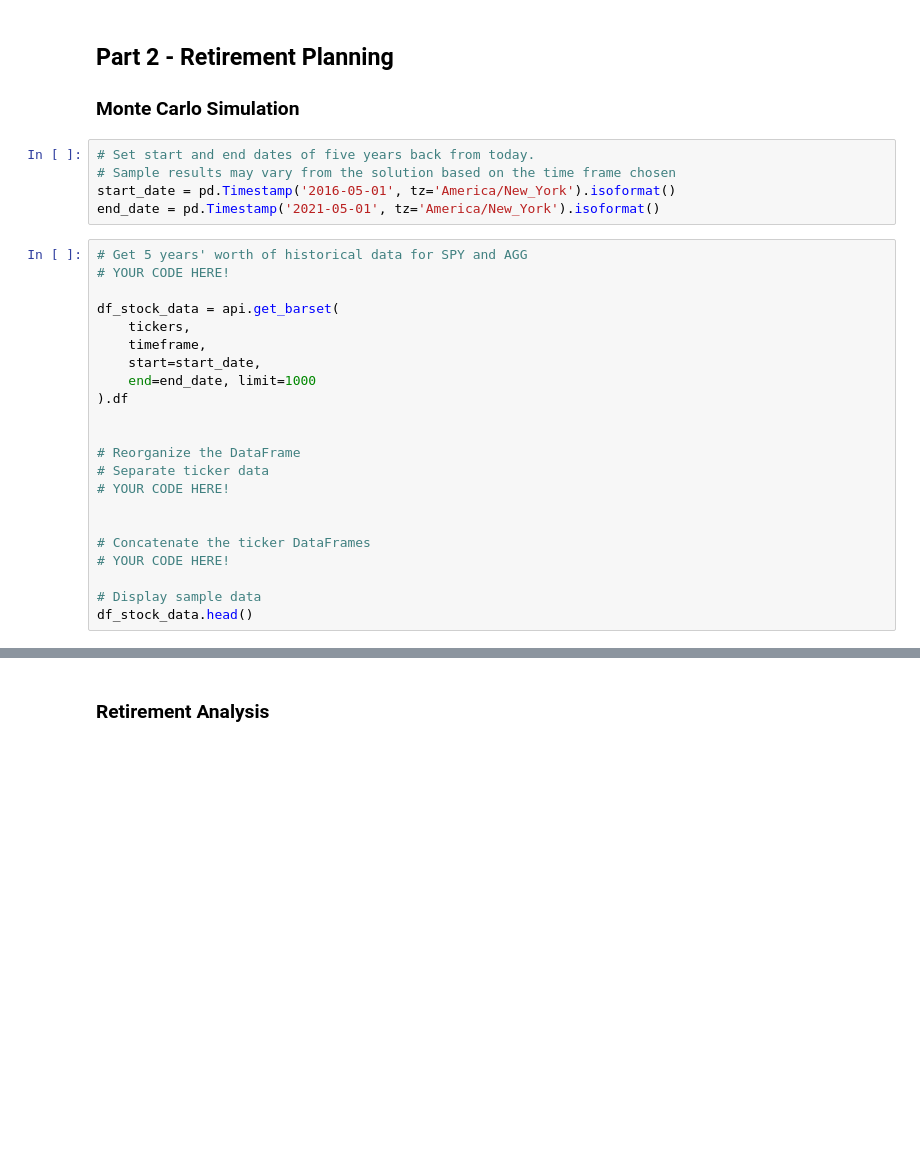
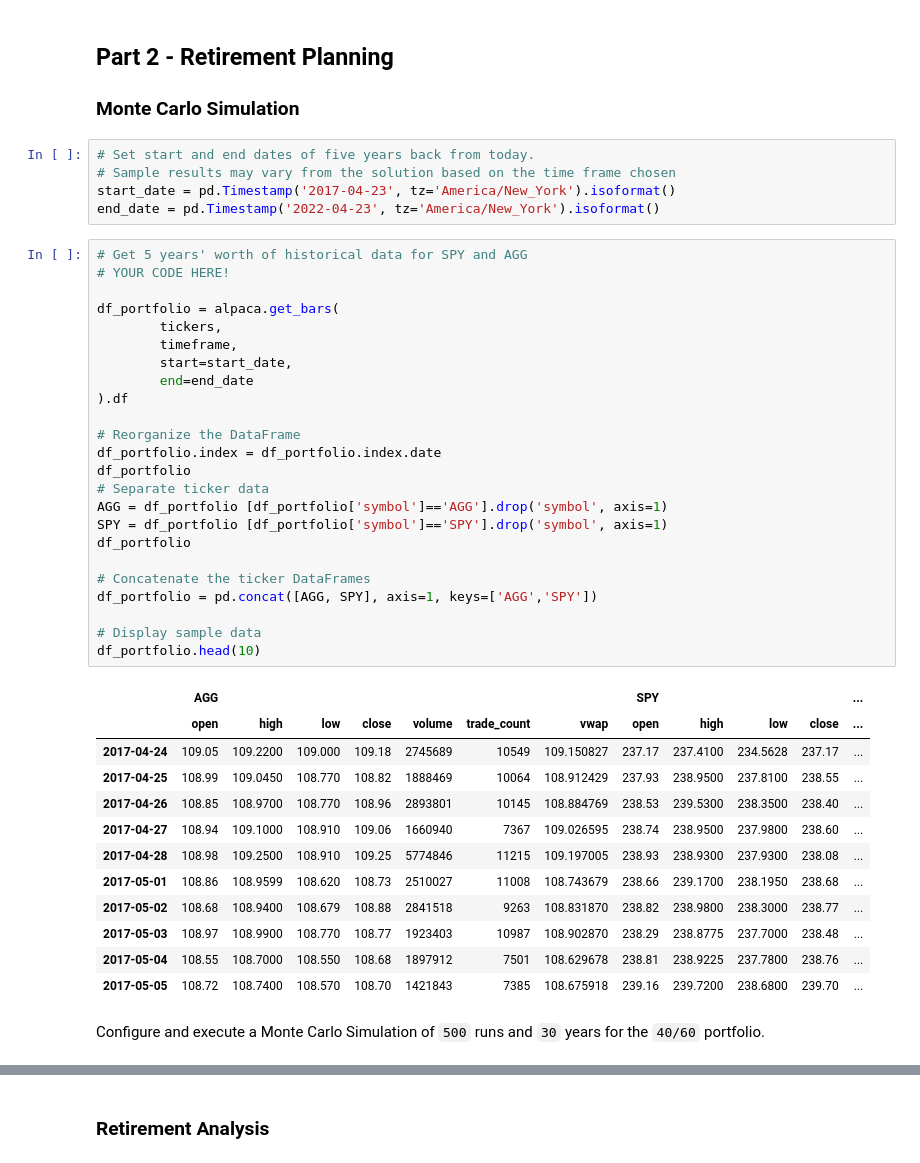
Before and after one commit to JamelBoyer/J_Boyer_Bootcamp, a Jupyter notebook: 02-Homework/05-APIs/Instructions/Starter_Code/financial-planner.ipynb, the cells around one changed output, grey strips where cells are left out. Cells and saved outputs as stored; diff of their text form; blank space fills up the shorter version.

```diff
--- a/02-Homework/05-APIs/Instructions/Starter_Code/financial-planner.ipynb
+++ b/02-Homework/05-APIs/Instructions/Starter_Code/financial-planner.ipynb
@@ -240,27 +239,44 @@ you have emergency money
 # %%
 # Set start and end dates of five years back from today.
 # Sample results may vary from the solution based on the time frame chosen
-start_date = pd.Timestamp('2016-05-01', tz='America/New_York').isoformat()
-end_date = pd.Timestamp('2021-05-01', tz='America/New_York').isoformat()
+start_date = pd.Timestamp('2017-04-23', tz='America/New_York').isoformat()
+end_date = pd.Timestamp('2022-04-23', tz='America/New_York').isoformat()
 # %%
 # Get 5 years' worth of historical data for SPY and AGG
 # YOUR CODE HERE!
 
-df_stock_data = api.get_barset(
-    tickers,
-    timeframe,
-    start=start_date,
-    end=end_date, limit=1000
+df_portfolio = alpaca.get_bars(
+        tickers,
+        timeframe,
+        start=start_date,
+        end=end_date
 ).df
 
-
 # Reorganize the DataFrame
+df_portfolio.index = df_portfolio.index.date
+df_portfolio
 # Separate ticker data
-# YOUR CODE HERE!
-
+AGG = df_portfolio [df_portfolio['symbol']=='AGG'].drop('symbol', axis=1)
+SPY = df_portfolio [df_portfolio['symbol']=='SPY'].drop('symbol', axis=1)
+df_portfolio
 
 # Concatenate the ticker DataFrames
-# YOUR CODE HERE!
+df_portfolio = pd.concat([AGG, SPY], axis=1, keys=['AGG','SPY'])
 
 # Display sample data
-df_stock_data.head()
+df_portfolio.head(10)
+# %% [output]
+|  | AGG |  |  |  |  |  |  | SPY |  |  |  | ... |
+|  | open | high | low | close | volume | trade_count | vwap | open | high | low | close | ... |
+| 2017-04-24 | 109.05 | 109.2200 | 109.000 | 109.18 | 2745689 | 10549 | 109.150827 | 237.17 | 237.4100 | 234.5628 | 237.17 | ... |
+| 2017-04-25 | 108.99 | 109.0450 | 108.770 | 108.82 | 1888469 | 10064 | 108.912429 | 237.93 | 238.9500 | 237.8100 | 238.55 | ... |
+| 2017-04-26 | 108.85 | 108.9700 | 108.770 | 108.96 | 2893801 | 10145 | 108.884769 | 238.53 | 239.5300 | 238.3500 | 238.40 | ... |
+| 2017-04-27 | 108.94 | 109.1000 | 108.910 | 109.06 | 1660940 | 7367 | 109.026595 | 238.74 | 238.9500 | 237.9800 | 238.60 | ... |
+| 2017-04-28 | 108.98 | 109.2500 | 108.910 | 109.25 | 5774846 | 11215 | 109.197005 | 238.93 | 238.9300 | 237.9300 | 238.08 | ... |
+| 2017-05-01 | 108.86 | 108.9599 | 108.620 | 108.73 | 2510027 | 11008 | 108.743679 | 238.66 | 239.1700 | 238.1950 | 238.68 | ... |
+| 2017-05-02 | 108.68 | 108.9400 | 108.679 | 108.88 | 2841518 | 9263 | 108.831870 | 238.82 | 238.9800 | 238.3000 | 238.77 | ... |
+| 2017-05-03 | 108.97 | 108.9900 | 108.770 | 108.77 | 1923403 | 10987 | 108.902870 | 238.29 | 238.8775 | 237.7000 | 238.48 | ... |
+| 2017-05-04 | 108.55 | 108.7000 | 108.550 | 108.68 | 1897912 | 7501 | 108.629678 | 238.81 | 238.9225 | 237.7800 | 238.76 | ... |
+| 2017-05-05 | 108.72 | 108.7400 | 108.570 | 108.70 | 1421843 | 7385 | 108.675918 | 239.16 | 239.7200 | 238.6800 | 239.70 | ... |
+# %% [markdown]
+Configure and execute a Monte Carlo Simulation of `500` runs and `30` years for the `40/60` portfolio.
```
Also changed, not shown: parts of 19 cells of this notebook.
